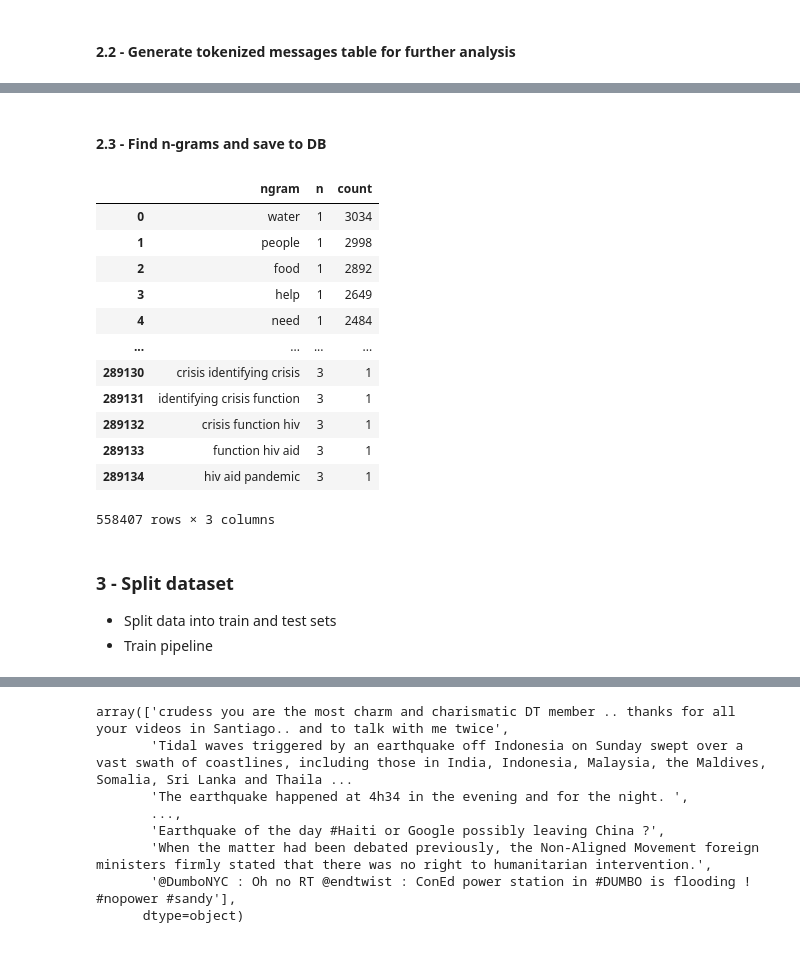
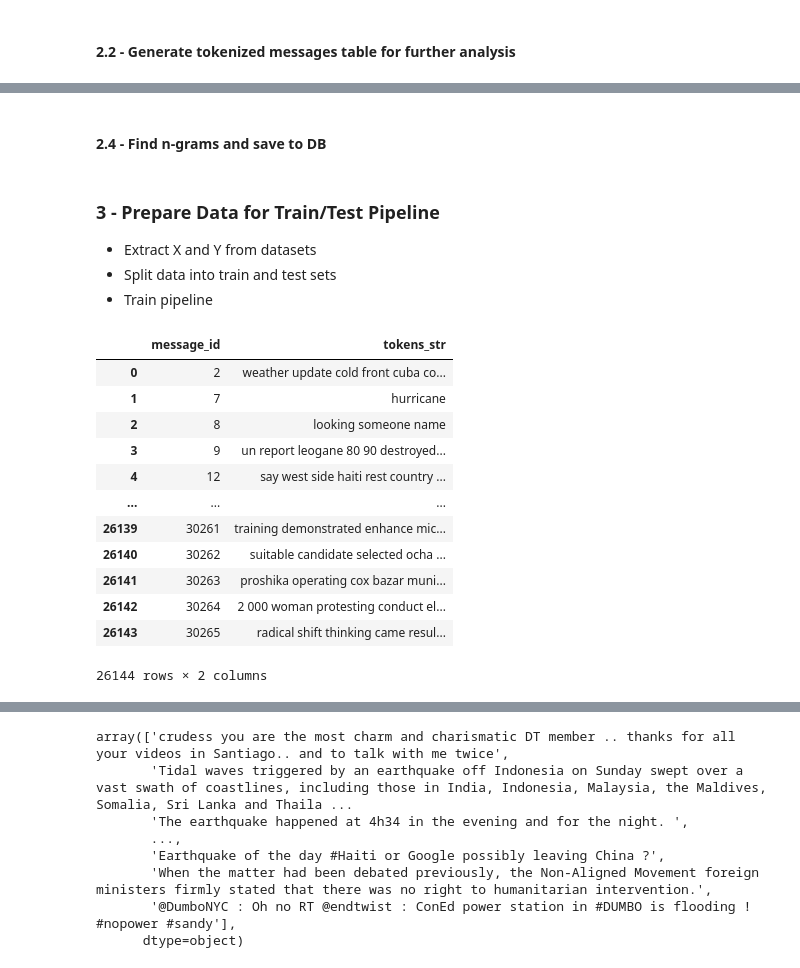
Before and after one commit to tarcisobraz/disaster-message-clf, a Jupyter notebook: models/ML Pipeline Preparation.ipynb, the cells around one changed output, grey strips where cells are left out. Saved outputs shown, nothing was run; the diff lists cells and outputs as text; code cells hidden in the pictures.

```diff
--- a/models/ML Pipeline Preparation.ipynb
+++ b/models/ML Pipeline Preparation.ipynb
@@ -209,5 +180,5 @@ messages_tokens.to_sql('MessageTokens', engine, index=False, if_exists='replace'
 # %%
 #messages_categories.head()
 # %% [markdown]
-#### 2.3 - Find n-grams and save to DB
+#### 2.4 - Find n-grams and save to DB
 # %%
@@ -227,16 +197,0 @@ ngrams_freqs = pd.concat([unigrams_freqs, bigrams_freqs, trigrams_freqs])
-# %%
-ngrams_freqs
-# %% [output]
-|  | ngram | n | count |
-| 0 | water | 1 | 3034 |
-| 1 | people | 1 | 2998 |
-| 2 | food | 1 | 2892 |
-| 3 | help | 1 | 2649 |
-| 4 | need | 1 | 2484 |
-| ... | ... | ... | ... |
-| 289130 | crisis identifying crisis | 3 | 1 |
-| 289131 | identifying crisis function | 3 | 1 |
-| 289132 | crisis function hiv | 3 | 1 |
-| 289133 | function hiv aid | 3 | 1 |
-| 289134 | hiv aid pandemic | 3 | 1 |
-558407 rows × 3 columns
@@ -245,4 +202,23 @@ ngrams_freqs.to_sql('NGramsFreqs', engine, index=False, if_exists='replace')
 # %% [markdown]
-### 3 - Split dataset
+### 3 - Prepare Data for Train/Test Pipeline
+- Extract X and Y from datasets
 - Split data into train and test sets
 - Train pipeline
+# %%
+messages_tokens = pd.read_sql_table(con=engine, table_name='MessageTokens')
+# %%
+messages_tokens
+# %% [output]
+|  | message_id | tokens_str |
+| 0 | 2 | weather update cold front cuba co... |
+| 1 | 7 | hurricane |
+| 2 | 8 | looking someone name |
+| 3 | 9 | un report leogane 80 90 destroyed... |
+| 4 | 12 | say west side haiti rest country ... |
+| ... | ... | ... |
+| 26139 | 30261 | training demonstrated enhance mic... |
+| 26140 | 30262 | suitable candidate selected ocha ... |
+| 26141 | 30263 | proshika operating cox bazar muni... |
+| 26142 | 30264 | 2 000 woman protesting conduct el... |
+| 26143 | 30265 | radical shift thinking came resul... |
+26144 rows × 2 columns
```
Also changed, not shown: parts of 207 cells of this notebook.
